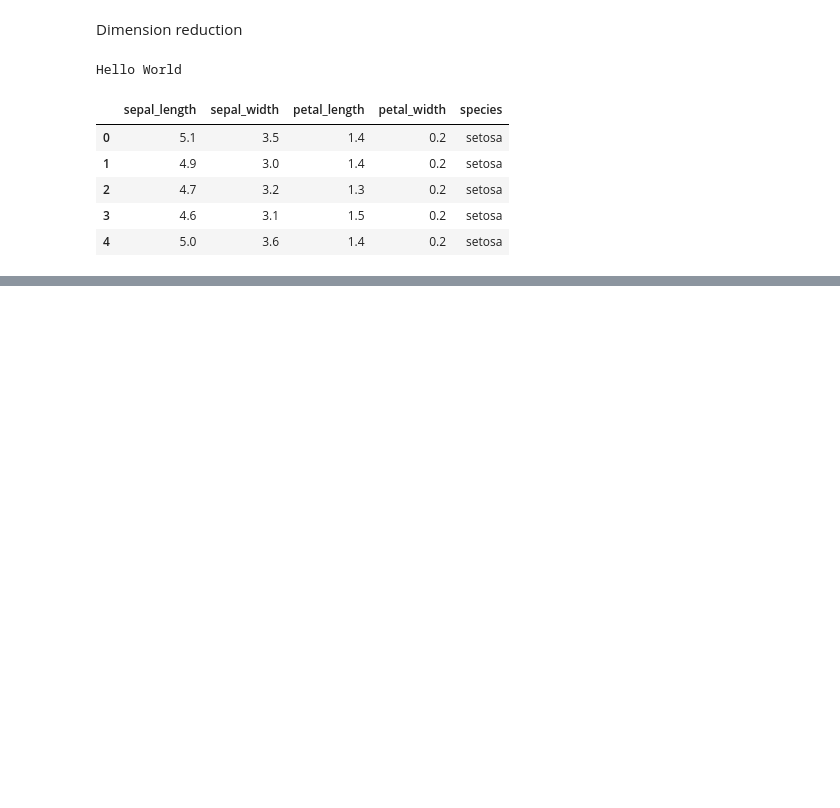
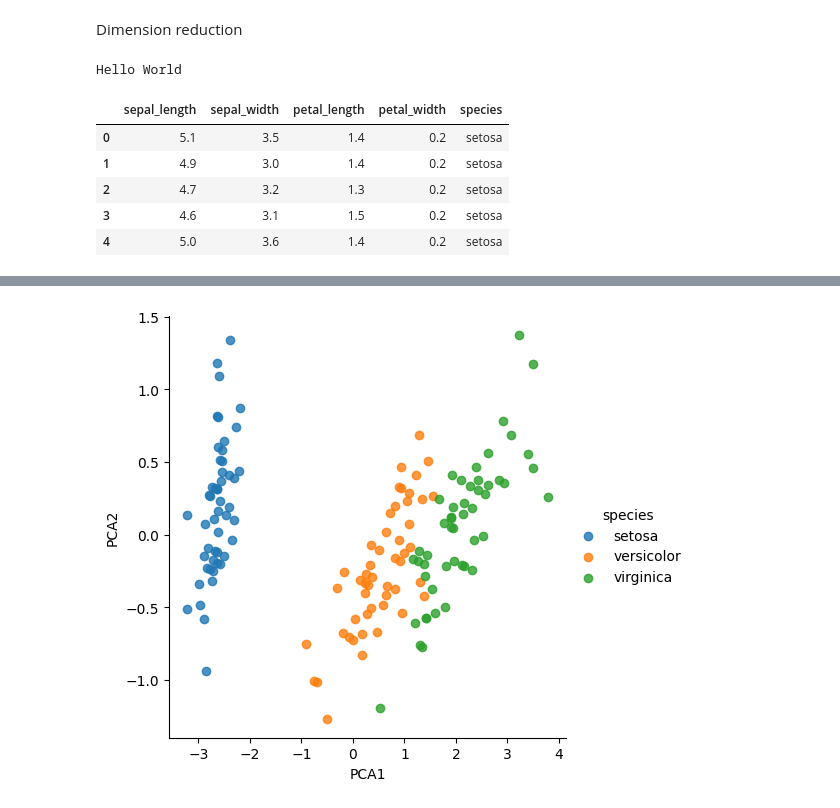
Before and after one commit to anumit-web/ML-Masterlist-2024, a Jupyter notebook: scikit-learn/scikit_learn_Masterlist_4.ipynb, the cells around one changed output, grey strips where cells are left out. Saved outputs shown, nothing was run; the diff lists cells and outputs as text; code cells hidden in the pictures; blank space fills up the shorter version.

```diff
--- a/scikit-learn/scikit_learn_Masterlist_4.ipynb
+++ b/scikit-learn/scikit_learn_Masterlist_4.ipynb
@@ -23,0 +48,14 @@ iris.head()
+# %%
+from sklearn.decomposition import PCA # 1. choose model class
+model = PCA(n_components=2)
+model.fit(X_iris)
+X_2D = model.transform(X_iris)
+# 2. instantiate model
+# 3. fit model to data
+# 4. transform the data
+# %%
+iris['PCA1'] = X_2D[:, 0]
+iris['PCA2'] = X_2D[:, 1]
+sns.lmplot(x="PCA1", y="PCA2", hue='species', data=iris, fit_reg=False);
+# %% [output]
+[figure, added]
```
Also changed, not shown: parts of 4 cells of this notebook.
